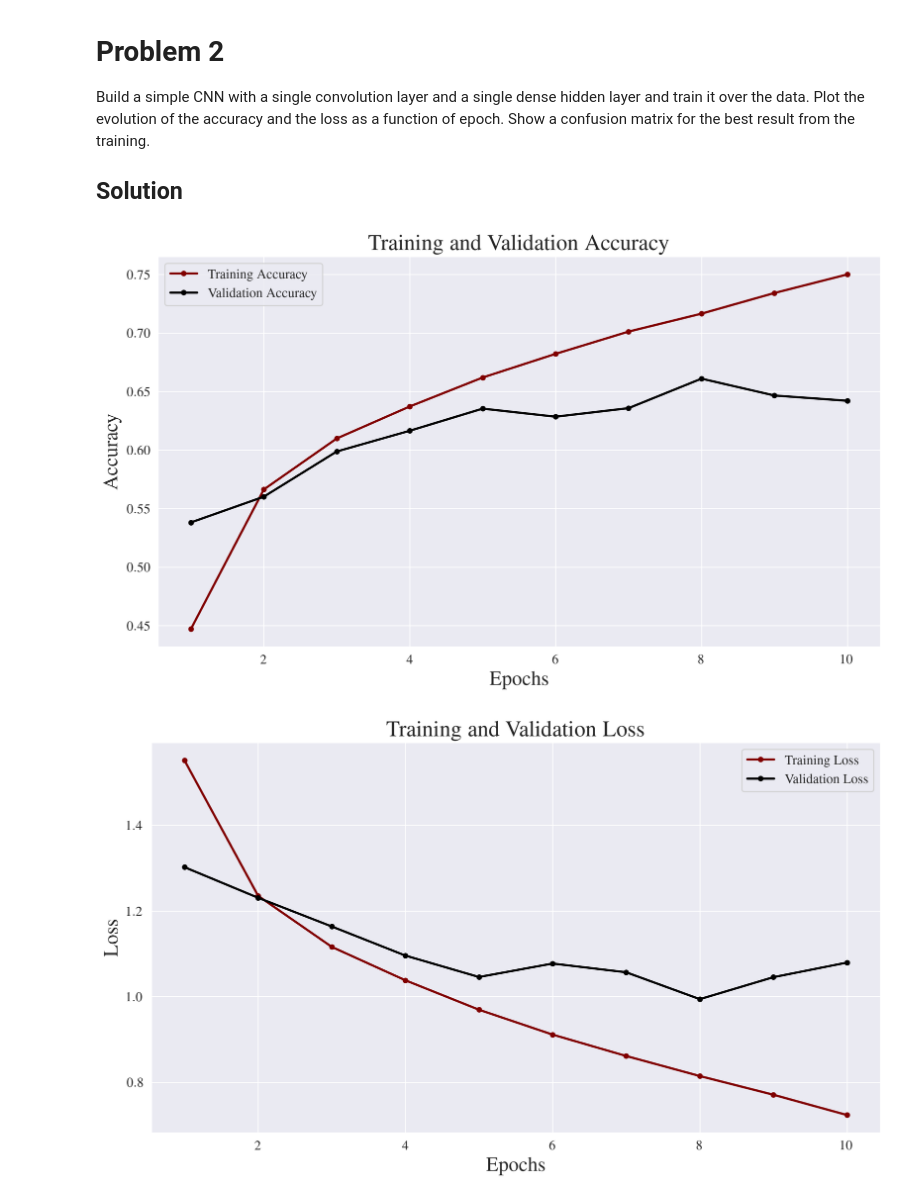
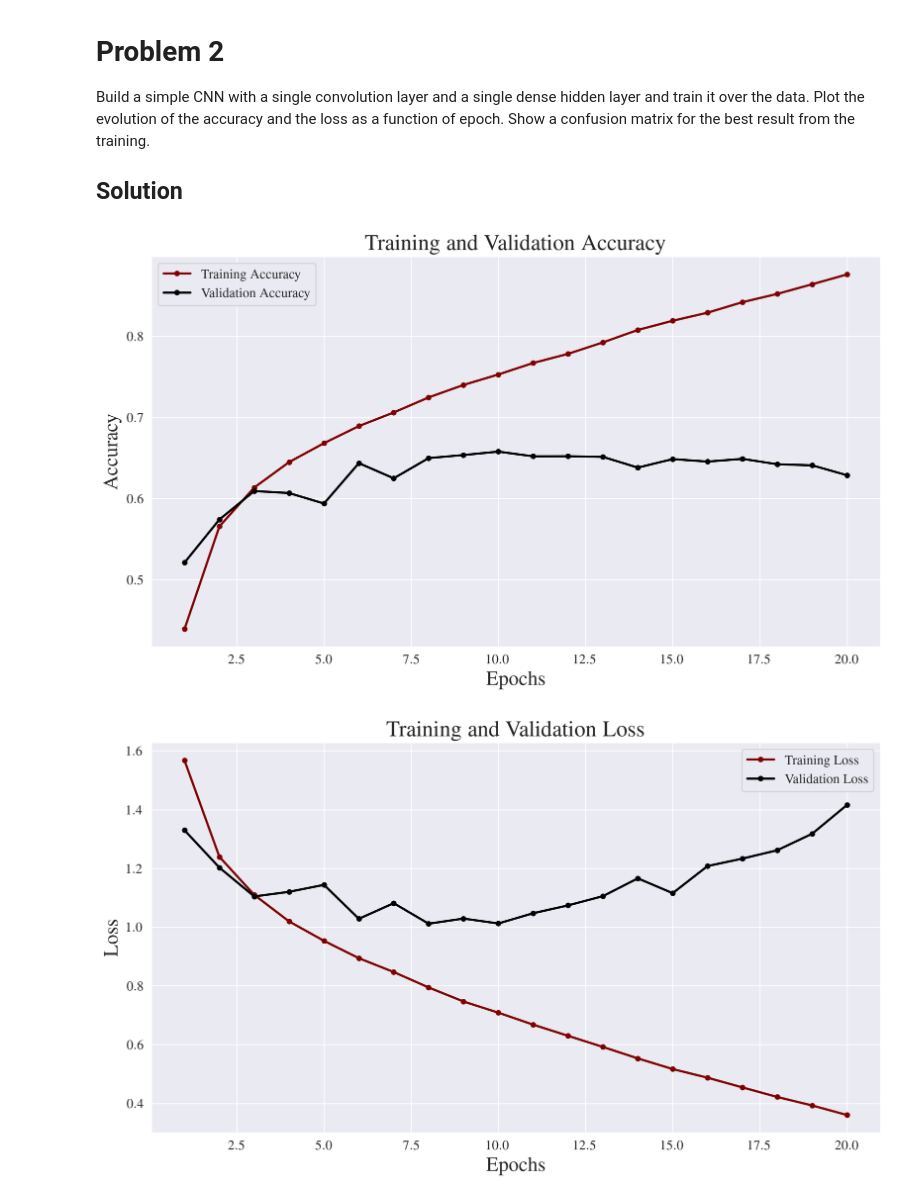
Before and after one commit to gabemorris12/machine_learning, a Jupyter notebook: Homework 5/Machine Learning Homework 5.ipynb, the cells around one changed output. Saved outputs shown, nothing was run; the diff lists cells and outputs as text; code cells hidden in the pictures.

Commit message:
finished problem 2

```diff
--- a/Homework 5/Machine Learning Homework 5.ipynb
+++ b/Homework 5/Machine Learning Homework 5.ipynb
@@ -105,51 +105,52 @@ p2_model.compile(
 )
 
 # Define callback to save the best model based on validation accuracy
-checkpoint_callback = ModelCheckpoint(
-    'best_model_p2.keras',  # file to save the model
-    monitor='val_accuracy',  # monitor validation accuracy
-    save_best_only=True,  # save only the best model
-    mode='max',  # maximize the monitored metric
-    verbose=False  # suppress output
-)
+# This will overwrite the file, so I will leave it commented out after finished finding the best model for this problem
+# checkpoint_callback = ModelCheckpoint(
+#     'best_model_p2.keras',  # file to save the model
+#     monitor='val_accuracy',  # monitor validation accuracy
+#     save_best_only=True,  # save only the best model
+#     mode='max',  # maximize the monitored metric
+#     verbose=False  # suppress output
+# )
 
 # Train the model
 history = p2_model.fit(
     x_train, y_train,  # training data
-    epochs=10,  # number of epochs
+    epochs=20,  # number of epochs
     batch_size=64,  # batch size
     validation_data=(x_test, y_test),  # validation data
-    callbacks=[checkpoint_callback],  # callback to save the best model
+#     callbacks=[checkpoint_callback],  # callback to save the best model
     verbose=False  # suppress output during training
 )
 train_accuracy = history.history['accuracy']
 val_accuracy = history.history['val_accuracy']
 train_loss = history.history['loss']
 val_loss = history.history['val_loss']
 epochs = np.array(history.epoch) + 1
 
 # Plot the training and validation accuracy
 fig, ax = plt.subplots()
 ax.plot(epochs, train_accuracy, label='Training Accuracy', marker='.')
 ax.plot(epochs, val_accuracy, label='Validation Accuracy', marker='.')
 ax.set_title('Training and Validation Accuracy')
 ax.set_xlabel('Epochs')
 ax.set_ylabel('Accuracy')
 ax.legend()
 plt.show()
 
 # Plot the training and validation loss
 fig, ax = plt.subplots()
 ax.plot(epochs, train_loss, label='Training Loss', marker='.')
 ax.plot(epochs, val_loss, label='Validation Loss', marker='.')
 ax.set_title('Training and Validation Loss')
 ax.set_xlabel('Epochs')
 ax.set_ylabel('Loss')
 ax.legend()
 plt.show()
 # %% [output]
-[figure, old version]
+[figure, new version]
-[figure, old version]
+[figure, new version]
 # %%
 # Making the confusion matrix
 p2_best_model = load_model('best_model_p2.keras')  # Load the best model
```
Also changed, not shown: parts of 3 cells of this notebook, 1 other file.
